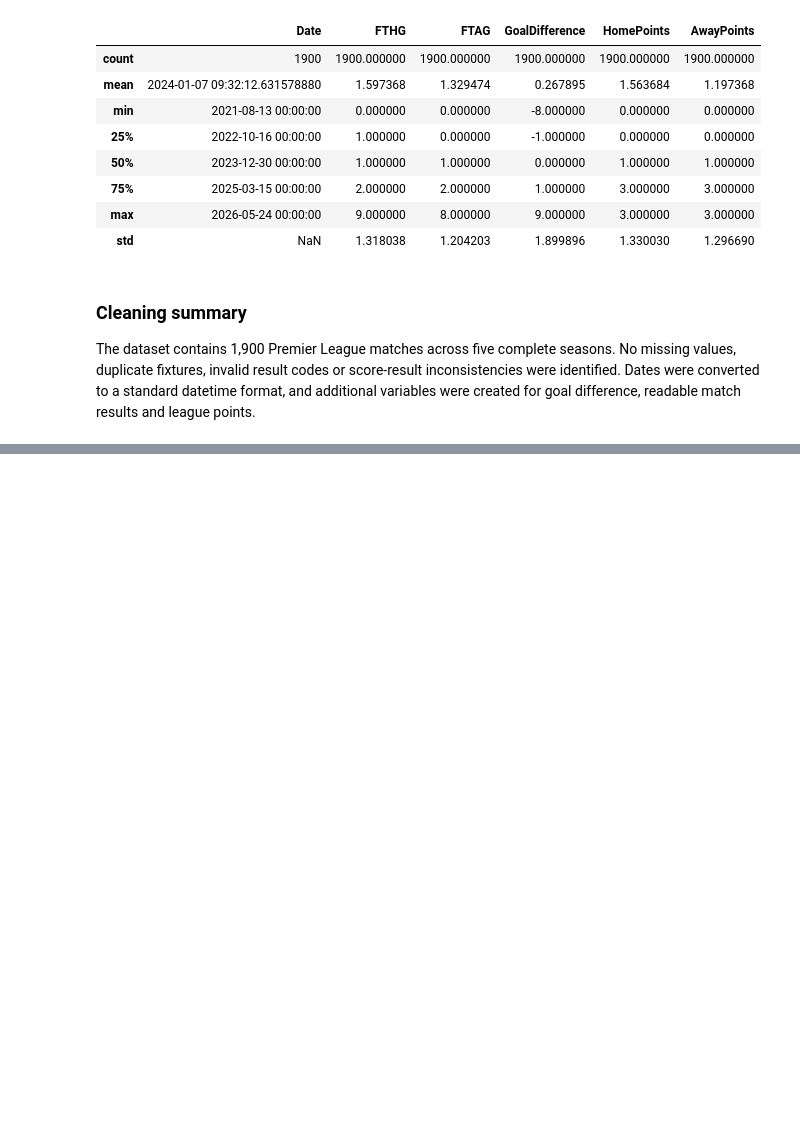
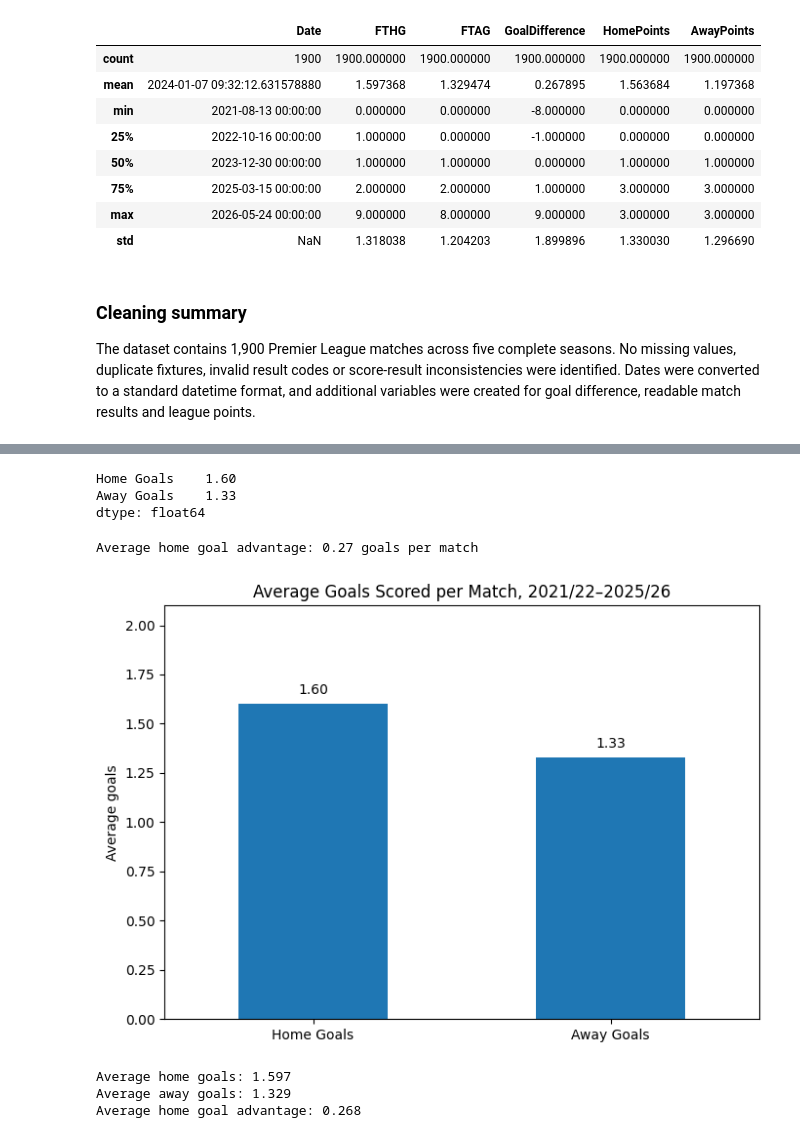
Before and after one commit to harryjarvis/epl-home-advantage-analysis, a Jupyter notebook: notebooks/home_advantage_analysis.ipynb, the cells around one changed output, grey strips where cells are left out. Saved outputs shown, nothing was run; the diff lists cells and outputs as text; code cells hidden in the pictures; blank space fills up the shorter version.

```diff
--- a/notebooks/home_advantage_analysis.ipynb
+++ b/notebooks/home_advantage_analysis.ipynb
@@ -225,0 +295,45 @@ The dataset contains 1,900 Premier League matches across five complete seasons.
+# %%
+average_goals = pd.Series({
+    "Home Goals": matches["FTHG"].mean(),
+    "Away Goals": matches["FTAG"].mean()
+}).round(2)
+
+average_goals
+# %% [output]
+Home Goals    1.60
+Away Goals    1.33
+dtype: float64
+# %%
+average_goal_difference = matches["GoalDifference"].mean()
+
+print(f"Average home goal advantage: {average_goal_difference:.2f} goals per match")
+# %% [output]
+Average home goal advantage: 0.27 goals per match
+# %%
+ax = average_goals.plot(
+    kind="bar",
+    figsize=(7, 5)
+)
+
+ax.set_title("Average Goals Scored per Match, 2021/22–2025/26")
+ax.set_xlabel("")
+ax.set_ylabel("Average goals")
+ax.set_ylim(0, average_goals.max() + 0.5)
+
+for index, value in enumerate(average_goals):
+    ax.text(index, value + 0.05, f"{value:.2f}", ha="center")
+
+plt.xticks(rotation=0)
+plt.tight_layout()
+plt.savefig("../images/average_home_away_goals.png", dpi=300, bbox_inches="tight")
+plt.show()
+# %% [output]
+[figure, added]
+# %%
+print(f"Average home goals: {matches['FTHG'].mean():.3f}")
+print(f"Average away goals: {matches['FTAG'].mean():.3f}")
+print(f"Average home goal advantage: {matches['GoalDifference'].mean():.3f}")
+# %% [output]
+Average home goals: 1.597
+Average away goals: 1.329
+Average home goal advantage: 0.268
```
Also changed, not shown: parts of 27 cells of this notebook, 4 other files.
